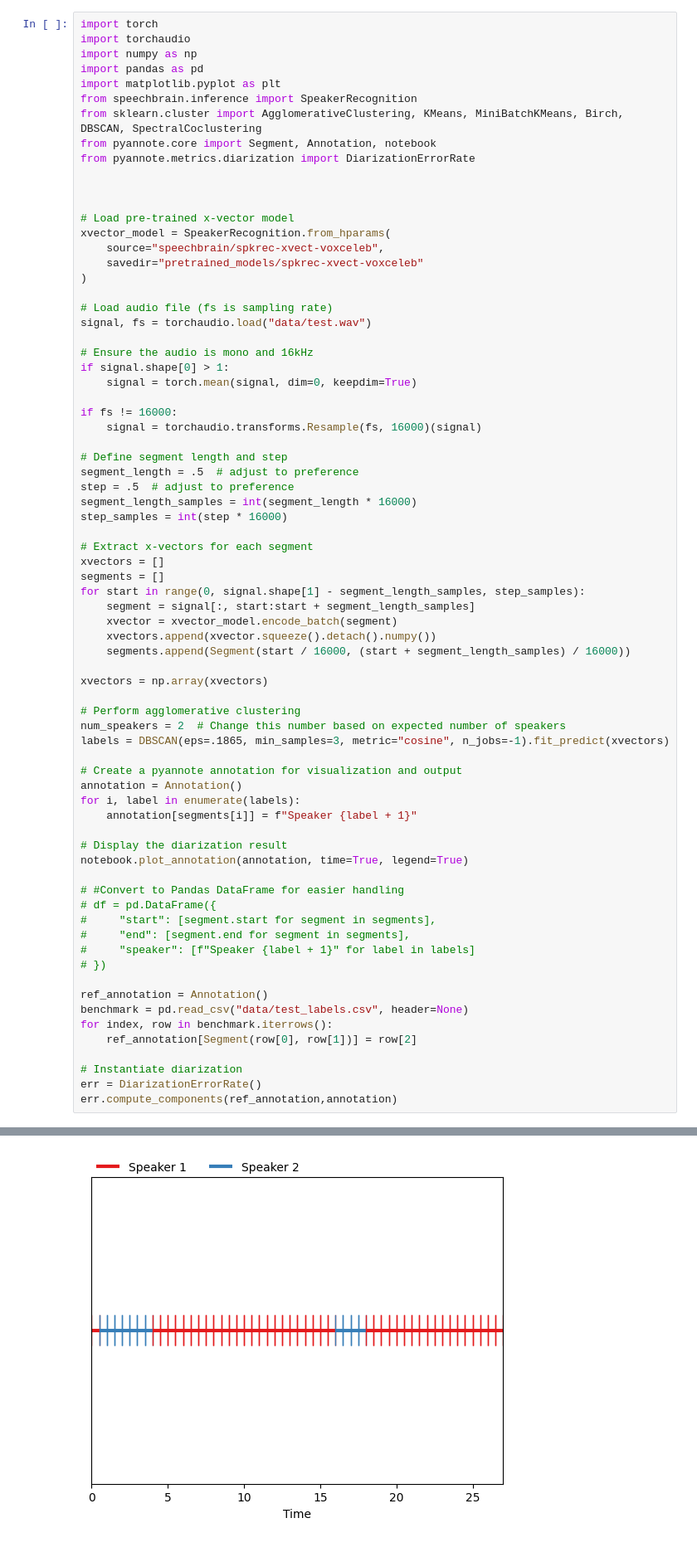
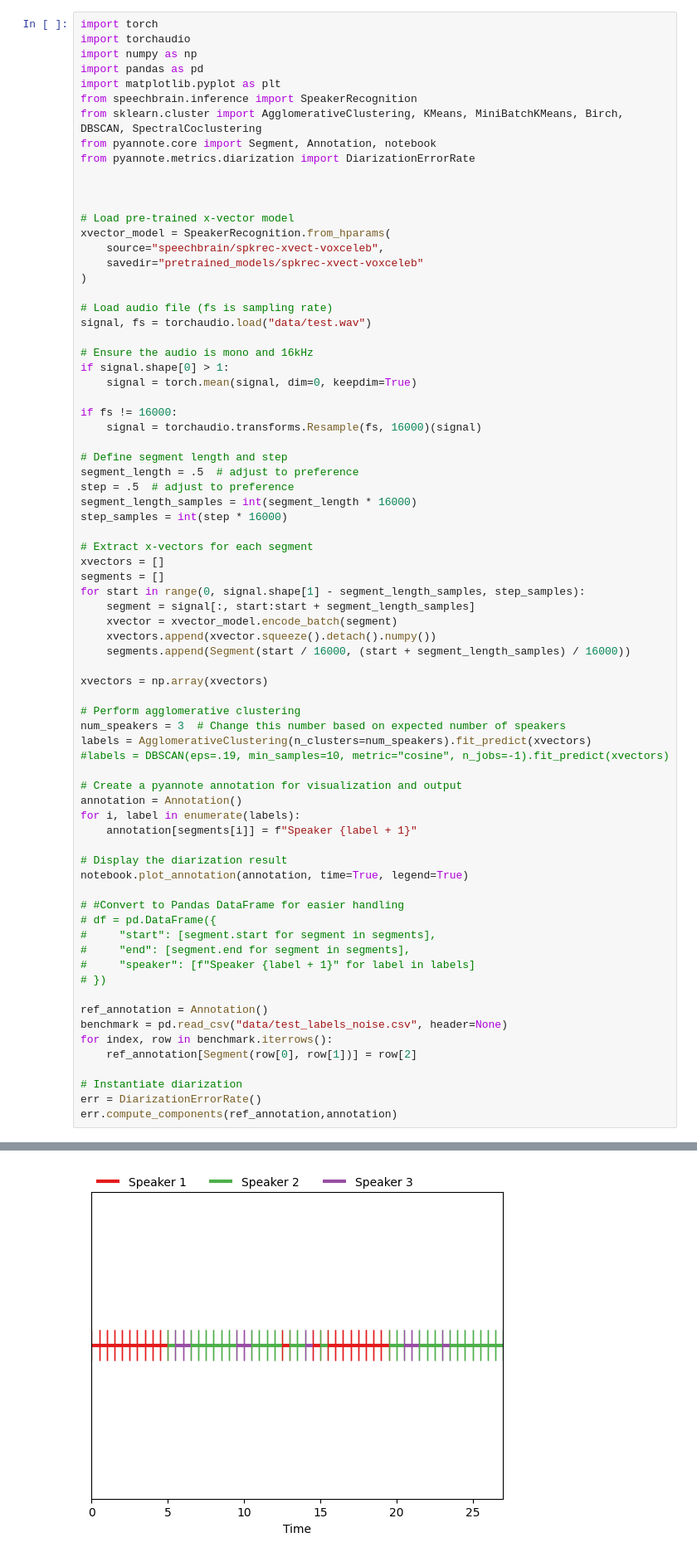
Before and after one commit to jottemka/ds-capstone-speakequal, a Jupyter notebook: jk_speak_equal.ipynb, the cells around one changed output, grey strips where cells are left out. Shown at 83% size. Saved outputs shown, nothing was run; the diff lists cells and outputs as text.

```diff
--- a/jk_speak_equal.ipynb
+++ b/jk_speak_equal.ipynb
@@ -126,8 +126,9 @@ for start in range(0, signal.shape[1] - segment_length_samples, step_samples):
 xvectors = np.array(xvectors)
 
 # Perform agglomerative clustering
-num_speakers = 2  # Change this number based on expected number of speakers
-labels = DBSCAN(eps=.1865, min_samples=3, metric="cosine", n_jobs=-1).fit_predict(xvectors)
+num_speakers = 3  # Change this number based on expected number of speakers
+labels = AgglomerativeClustering(n_clusters=num_speakers).fit_predict(xvectors)
+#labels = DBSCAN(eps=.19, min_samples=10, metric="cosine", n_jobs=-1).fit_predict(xvectors)
 
 # Create a pyannote annotation for visualization and output
 annotation = Annotation()
@@ -145,7 +146,7 @@ notebook.plot_annotation(annotation, time=True, legend=True)
 # })
 
 ref_annotation = Annotation()
-benchmark = pd.read_csv("data/test_labels.csv", header=None)
+benchmark = pd.read_csv("data/test_labels_noise.csv", header=None)
 for index, row in benchmark.iterrows():
     ref_annotation[Segment(row[0], row[1])] = row[2]
 
@@ -161,4 +162,4 @@ err.compute_components(ref_annotation,annotation)
-[figure, old version]
+[figure, new version]
 # %%
 import librosa
 import matplotlib.pyplot as plt
```
Also changed, not shown: parts of 2 cells of this notebook, 6 other files.
